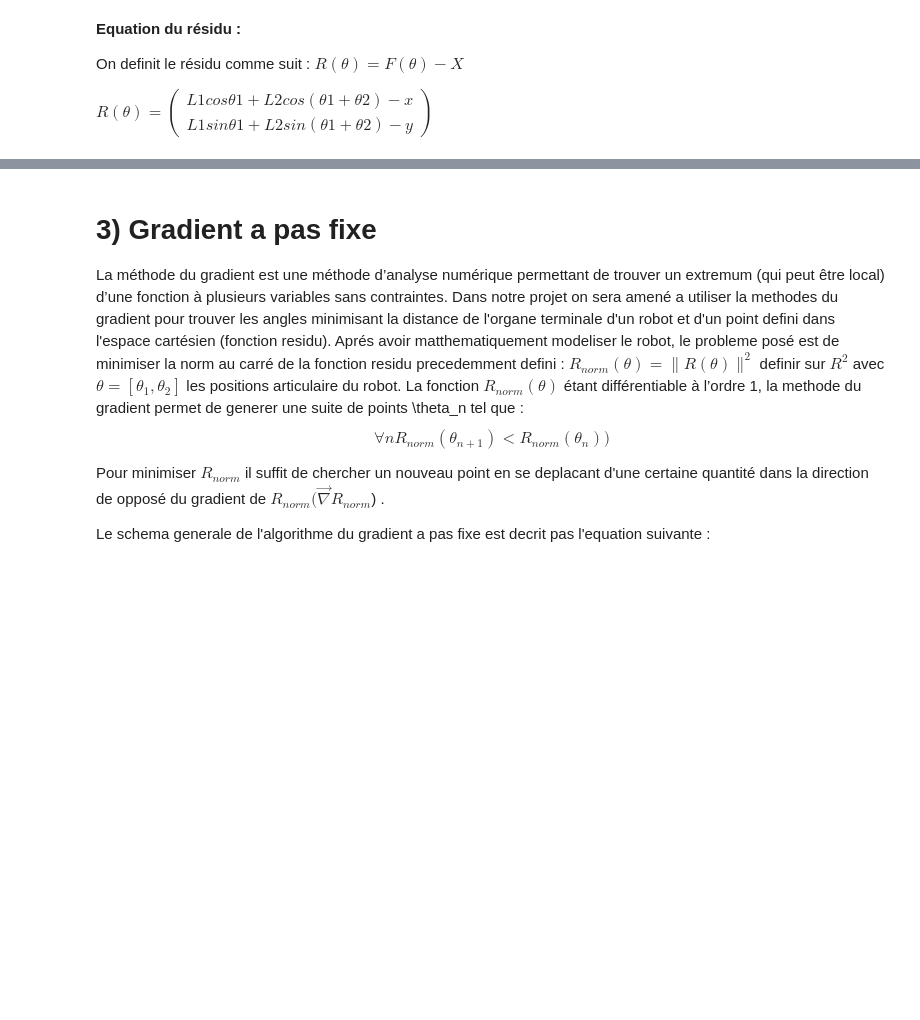
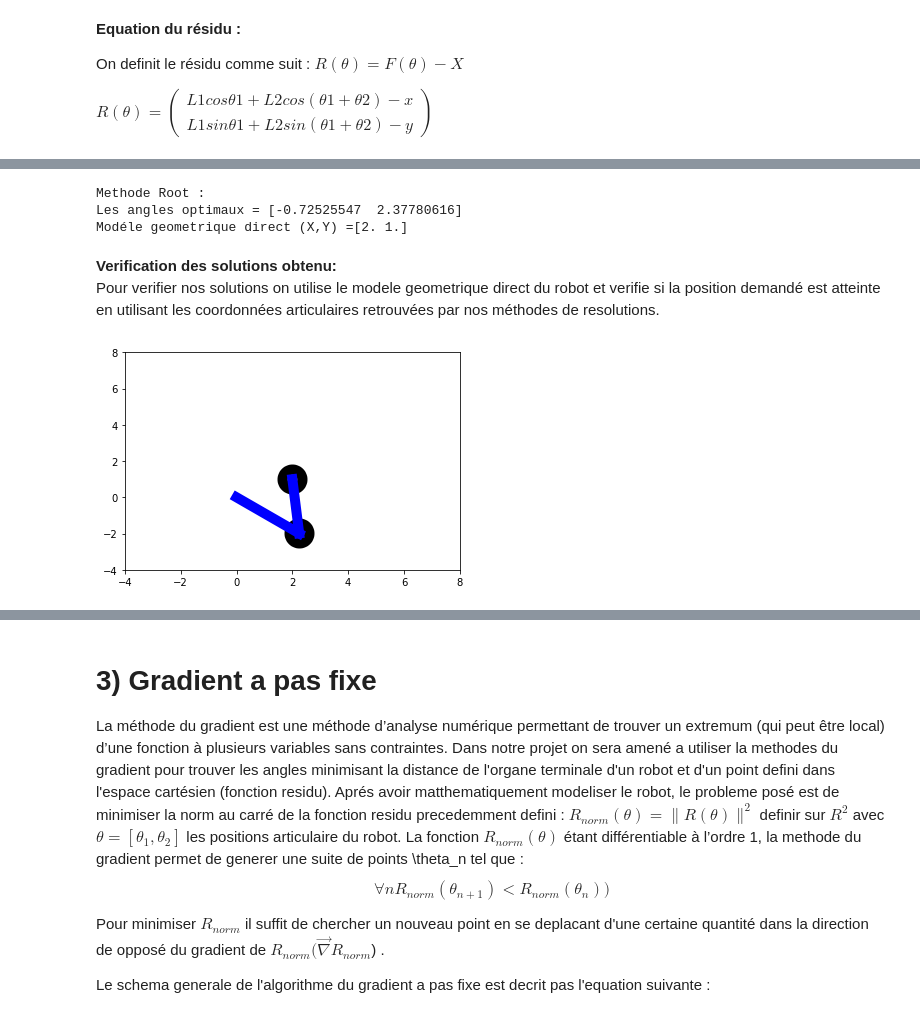
Before and after one commit to Feriel-25/Projet-optimisation, a Jupyter notebook: Rendu_optimisation.ipynb, the cells around one changed output, grey strips where cells are left out. Cells and saved outputs as stored; diff of their text form; code cells hidden in the pictures; blank space fills up the shorter version.

```diff
--- a/Rendu_optimisation.ipynb
+++ b/Rendu_optimisation.ipynb
@@ -54,0 +63,27 @@ Params = [L1,L2,None] # La troisieme valeur de Params est le vecteur de la posit
+# %%
+# Methode 1 : Root
+
+#Definition du point désiré
+X=[2,1]
+Params[2]=X
+#Definition de la configuration initiale/estimation de la solution
+init_config=[np.pi/4,np.pi/4]
+
+print("Methode Root : ")
+rt=optimize.root(R, init_config,args = Params, jac=False)
+#test si la fonction trouve une sollution avec succés
+if rt.success==True:
+    print(f"Les angles optimaux = {rt.x} \nModéle geometrique direct (X,Y) ={F(L1,L2,rt.x[0],rt.x[1])}")
+else:
+    print("Point non atteignable")
+# %% [output]
+Methode Root :
+Les angles optimaux = [-0.72525547  2.37780616]
+Modéle geometrique direct (X,Y) =[2. 1.]
+# %% [markdown]
+**Verification des solutions obtenu:**
+Pour verifier nos solutions on utilise le modele geometrique direct du robot et verifie si la position demandé est atteinte en utilisant les coordonnées articulaires retrouvées par nos méthodes de resolutions.
+# %%
+animate(rt.x,Params)
+# %% [output]
+[figure, added]
```
Also changed, not shown: parts of 33 cells of this notebook, 1 other file.
